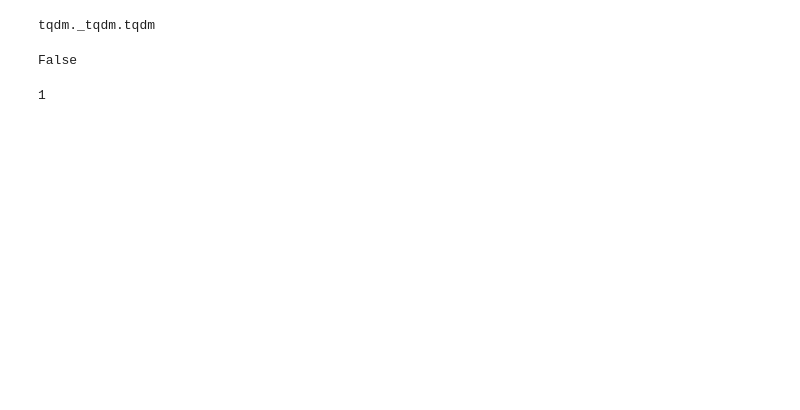
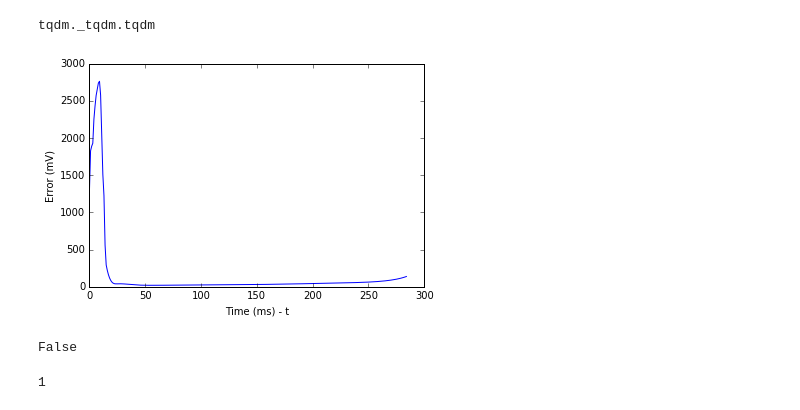
Before and after one commit to diegomaczuro/for-Anastasia, a Jupyter notebook: data from claster/11_03_2017/nastya_lr/comparison_2d_3d.ipynb, the cells around one changed output. Saved outputs shown, nothing was run; the diff lists cells and outputs as text; code cells hidden in the pictures; blank space fills up the shorter version.

```diff
--- a/data from claster/11_03_2017/nastya_lr/comparison_2d_3d.ipynb
+++ b/data from claster/11_03_2017/nastya_lr/comparison_2d_3d.ipynb
@@ -248,7 +248,36 @@ writer2.SetInputData(output)
 writer2.Write()
 # %% [output]
 1
+# %%
+error_array = []
 # %%
+#чтение 2d сетки
+reader = vtk.vtkXMLUnstructuredGridReader()
+reader.SetFileName(os.path.join(WAY_2D,'heart_{ind}.vtu'.format(ind = 1)))
+reader.Update()
+output = reader.GetOutput()
+scalars = vtk_to_numpy(output.GetPointData().GetArray('V'))
+output.SetPoints(vtkpoints)
+
+#чтение 3d сетки
+assert(os.path.exists(os.path.join(WAY_3D,'torso_{ind}.vtu'.format(ind = 1))))
+reader3 = vtk.vtkXMLUnstructuredGridReader()
+reader3.SetFileName(os.path.join(WAY_3D,'torso_{ind}.vtu'.format(ind = 1)))
+reader3.Update()
+output3 = reader3.GetOutput()
+data = vtk_to_numpy(output3.GetCells().GetData())
+scalars3 = vtk_to_numpy(output3.GetPointData().GetArray('V'))
+
+interpolation = np.zeros(len(scalars))#3D
+weight_array = []
+a_array = []
+for i in xrange(len(scalars)):
+    pcoords = np.zeros(3)
+    weights  = np.zeros(4)
+    a = boneLocator.FindCell(result[i], 0.00001, cell, pcoords, weights)
+    a_array.append(a)
+    weight_array.append(weights)
+
 for l in tqdm(xrange(1, min(len(VTU_FILES_2D), len(VTU_FILES_3D)))):
     #чтение 2d сетки
     reader = vtk.vtkXMLUnstructuredGridReader()
@@ -270,14 +299,14 @@ for l in tqdm(xrange(1, min(len(VTU_FILES_2D), len(VTU_FILES_3D)))):
     interpolation = np.zeros(len(scalars))#3D
     for i in xrange(len(scalars)):
         pcoords = np.zeros(3)
-        weights  = np.zeros(4)
-        a = boneLocator.FindCell(result[i], 0.00001, cell, pcoords, weights)
-        points_scalars = scalars3[tetrahedron[a]]
+        weights  = weight_array[i]
+        points_scalars = scalars3[tetrahedron[a_array[i]]]
         interpolation[i] = np.dot(weights, points_scalars)
     interpolation_ = np.zeros_like(interpolation)
 
     for i in xrange(len(interpolation_)):
         interpolation_[i] = interpolation[i] - scalars[i]
+    error_array.append(np.linalg.norm(interpolation - scalars))
 
     scalar_3d = numpy_to_vtk(interpolation, deep=True, array_type=vtk.VTK_FLOAT)
     scalar_3d.SetName('V_3D')
@@ -295,6 +384,15 @@ for l in tqdm(xrange(1, min(len(VTU_FILES_2D), len(VTU_FILES_3D)))):
 tqdm
 # %% [output]
 tqdm._tqdm.tqdm
+# %%
+import matplotlib.pylab as plt
+%matplotlib inline
+plt.xlabel('Time (ms) - t')
+plt.ylabel('Error (mV)')
+plt.plot(error_array)
+plt.savefig('error.png')
+# %% [output]
+[figure, added]
 # %%
 
 os.path.exists(os.path.join(WAY_3D,'torso_{ind}.vtu'.format(ind = i)))
```
Also changed, not shown: parts of 1 cell of this notebook, 5 other files.
